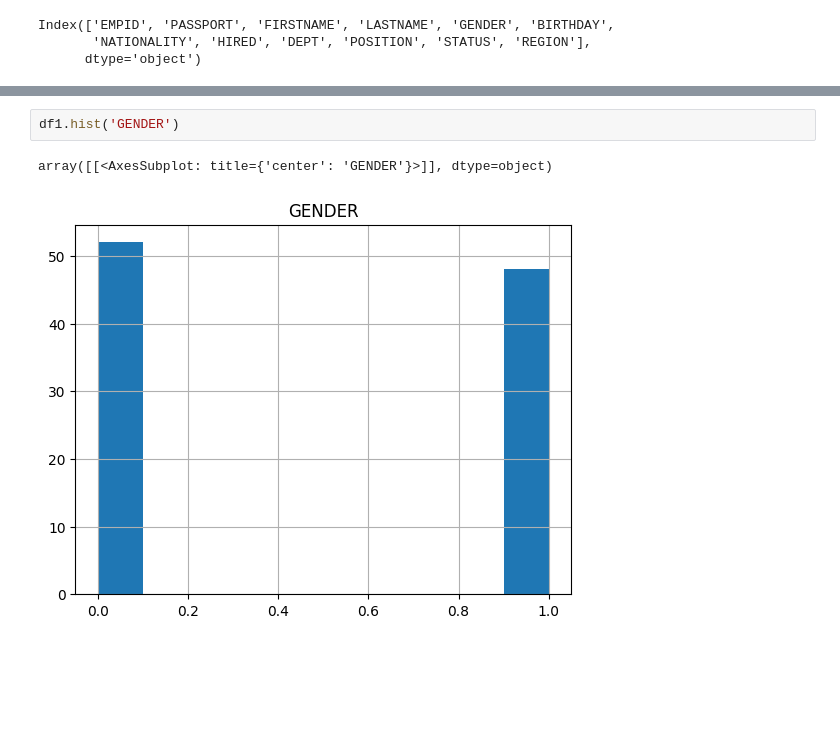
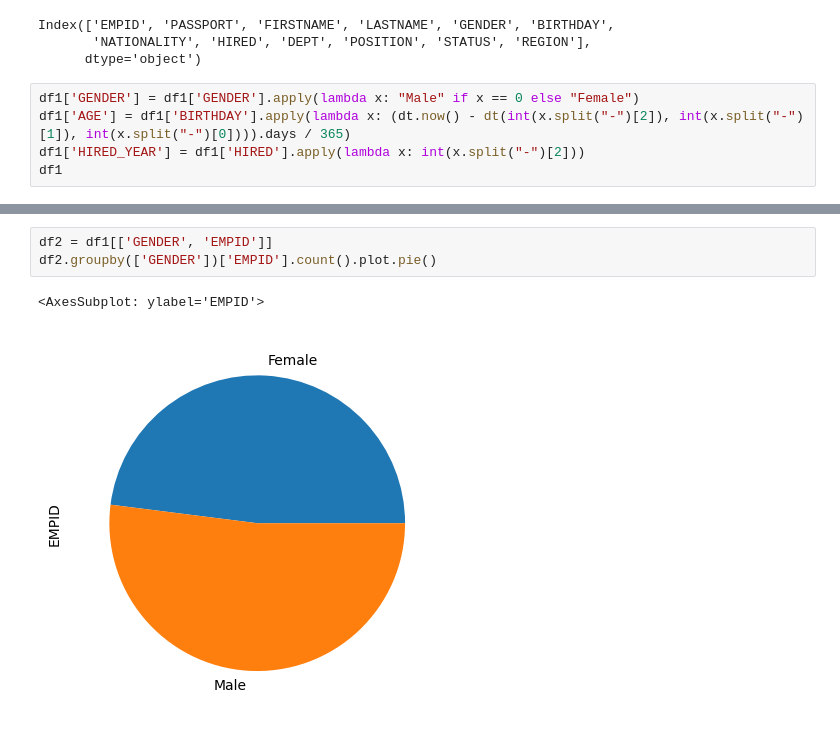
Before and after one commit to devmountaintechfest/hackathon-season2, a Jupyter notebook: main-visualize.ipynb, the cells around one changed output, grey strips where cells are left out. Drawn from its saved outputs; the diff is of its cells as text; blank space fills up the shorter version.

Commit message:
add visualization

```diff
--- a/main-visualize.ipynb
+++ b/main-visualize.ipynb
@@ -10,3 +11,8 @@ df1.columns
 Index(['EMPID', 'PASSPORT', 'FIRSTNAME', 'LASTNAME', 'GENDER', 'BIRTHDAY',
        'NATIONALITY', 'HIRED', 'DEPT', 'POSITION', 'STATUS', 'REGION'],
       dtype='object')
+# %%
+df1['GENDER'] = df1['GENDER'].apply(lambda x: "Male" if x == 0 else "Female")
+df1['AGE'] = df1['BIRTHDAY'].apply(lambda x: (dt.now() - dt(int(x.split("-")[2]), int(x.split("-")[1]), int(x.split("-")[0]))).days / 365)
+df1['HIRED_YEAR'] = df1['HIRED'].apply(lambda x: int(x.split("-")[2]))
+df1
@@ -13,5 +33,6 @@ Index(['EMPID', 'PASSPORT', 'FIRSTNAME', 'LASTNAME', 'GENDER', 'BIRTHDAY',
 # %%
-df1.hist('GENDER')
+df2 = df1[['GENDER', 'EMPID']]
+df2.groupby(['GENDER'])['EMPID'].count().plot.pie()
 # %% [output]
-array([[<AxesSubplot: title={'center': 'GENDER'}>]], dtype=object)
+<AxesSubplot: ylabel='EMPID'>
-[figure, old version]
+[figure, new version]
```
Also changed, not shown: parts of 6 cells of this notebook, 1 other file.
